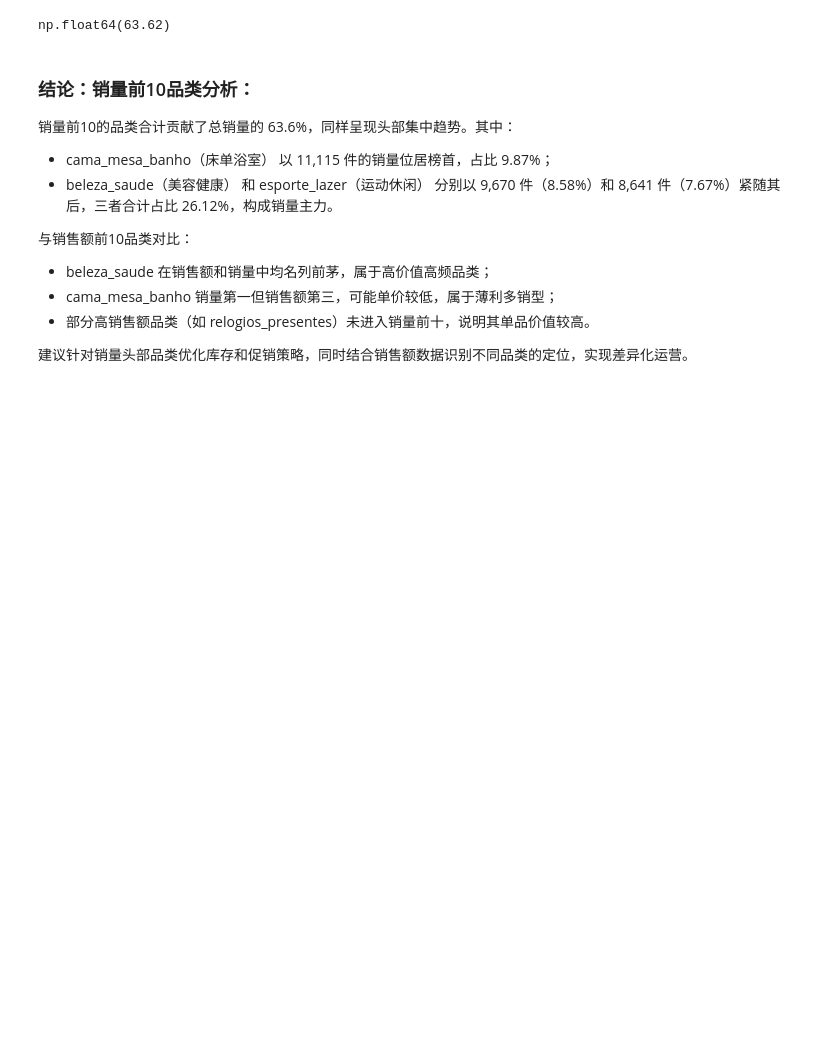
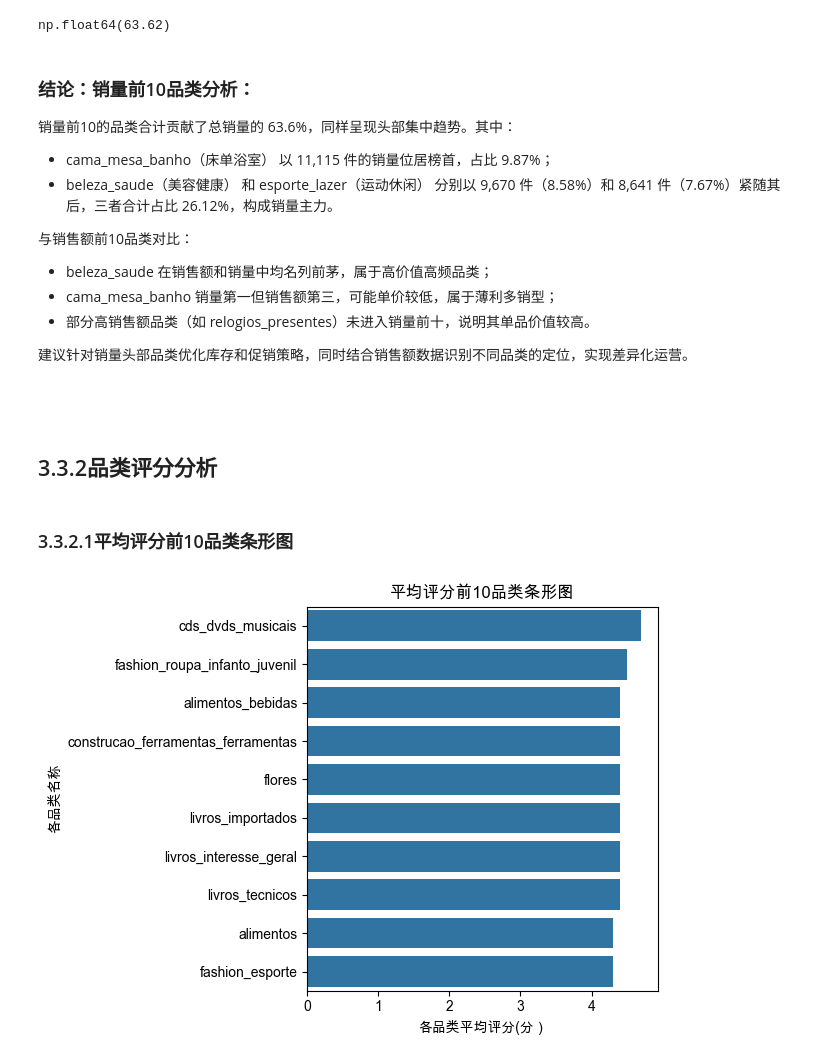
Before and after one commit to rong8866202/brazil-ecommerce-analysis, a Jupyter notebook: 00_notebooks/ecommerce_analysis_03_visualization.ipynb, the cells around one changed output. Cells and saved outputs as stored; diff of their text form; code cells hidden in the pictures; blank space fills up the shorter version.

```diff
--- a/00_notebooks/ecommerce_analysis_03_visualization.ipynb
+++ b/00_notebooks/ecommerce_analysis_03_visualization.ipynb
@@ -493,3 +500,22 @@ np.float64(63.62)
 - 部分高销售额品类（如 relogios_presentes）未进入销量前十，说明其单品价值较高。
 
 建议针对销量头部品类优化库存和促销策略，同时结合销售额数据识别不同品类的定位，实现差异化运营。
+# %% [markdown]
+#####
+# %% [markdown]
+## 3.3.2品类评分分析
+# %% [markdown]
+### 3.3.2.1平均评分前10品类条形图
+# %%
+# 提取品类平均品分前10的数据行
+category_top10_scores = category_features.nlargest(10, 'category_avg_score')
+
+# 平均评分前10品类条形图
+sns.barplot(x='category_avg_score', y='product_category_name',data=category_top10_scores, orient='h')
+plt.title('平均评分前10品类条形图')
+plt.xlabel('各品类平均评分(分）')
+plt.ylabel('各品类名称')
+plt.tight_layout()
+plt.show()
+# %% [output]
+[figure, added]
```
Also changed, not shown: parts of 23 cells of this notebook.
